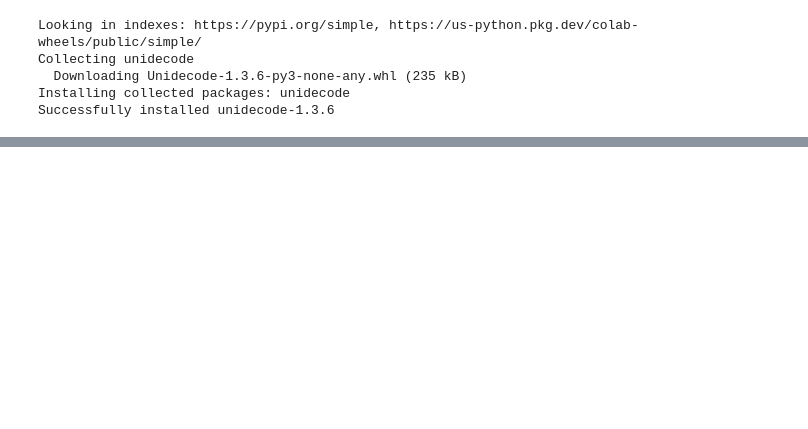
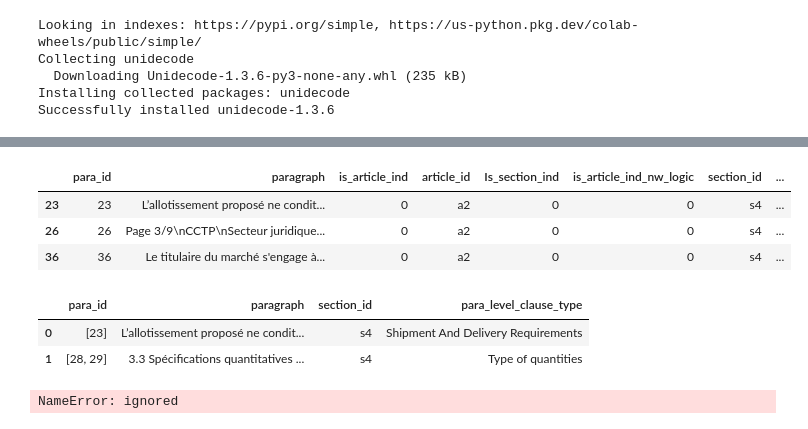
Before and after one commit to zenon10/POC-OCR, a Jupyter notebook: clause_label_tagging_vRG20230302.ipynb, the cells around one changed output, grey strips where cells are left out. Drawn from its saved outputs; the diff is of its cells as text; code cells hidden in the pictures; blank space fills up the shorter version.

```diff
--- a/clause_label_tagging_vRG20230302.ipynb
+++ b/clause_label_tagging_vRG20230302.ipynb
@@ -104,0 +157,10 @@ ab.head(15)
+# %%
+test = df_ab[df_ab['section_id']==section[2]]
+test.dropna(subset=['para_level_clause_type'],how='all',inplace = True)
+test1 = test[test.para_level_clause_type != test.section_level_clause_type]
+test2 = test[test.para_level_clause_type == test.section_level_clause_type]
+# %% [output]
+|  | para_id | paragraph | is_article_ind | article_id | Is_section_ind | is_article_ind_nw_logic | section_id | ... |
+| 23 | 23 | L’allotissement proposé ne condit... | 0 | a2 | 0 | 0 | s4 | ... |
+| 26 | 26 | Page 3/9\nCCTP\nSecteur juridique... | 0 | a2 | 0 | 0 | s4 | ... |
+| 36 | 36 | Le titulaire du marché s'engage à... | 0 | a2 | 0 | 0 | s4 | ... |
@@ -104,0 +177,11 @@ ab.head(15)
+# %%
+b
+# %% [output]
+|  | para_id | paragraph | section_id | para_level_clause_type |
+| 0 | [23] | L’allotissement proposé ne condit... | s4 | Shipment And Delivery Requirements |
+| 1 | [28, 29] | 3.3 Spécifications quantitatives ... | s4 | Type of quantities |
+# %%
+g = test.groupby(['section_id','para_level_clause_type']).agg({'para_id':lambda x: x.tolist(),'paragraph': lambda x:' '.join(x)})
+b = g['para_id','paragraph','section_id','para_level_clause_type']
+# %% [output]
+NameError: ignored
```
Also changed, not shown: parts of 11 cells of this notebook.
